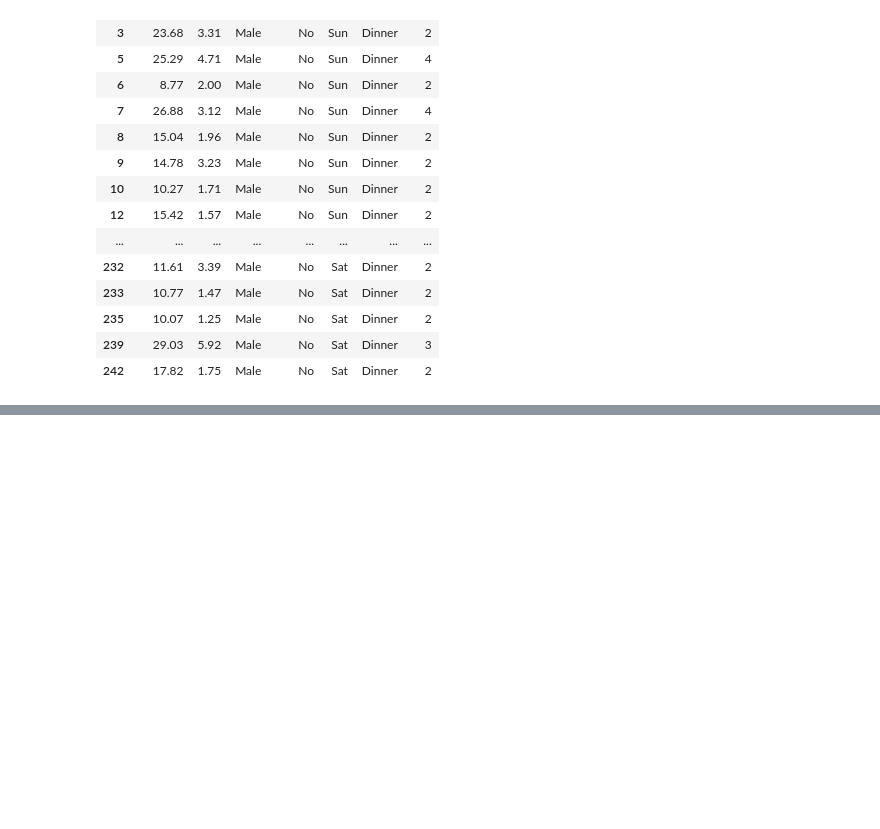
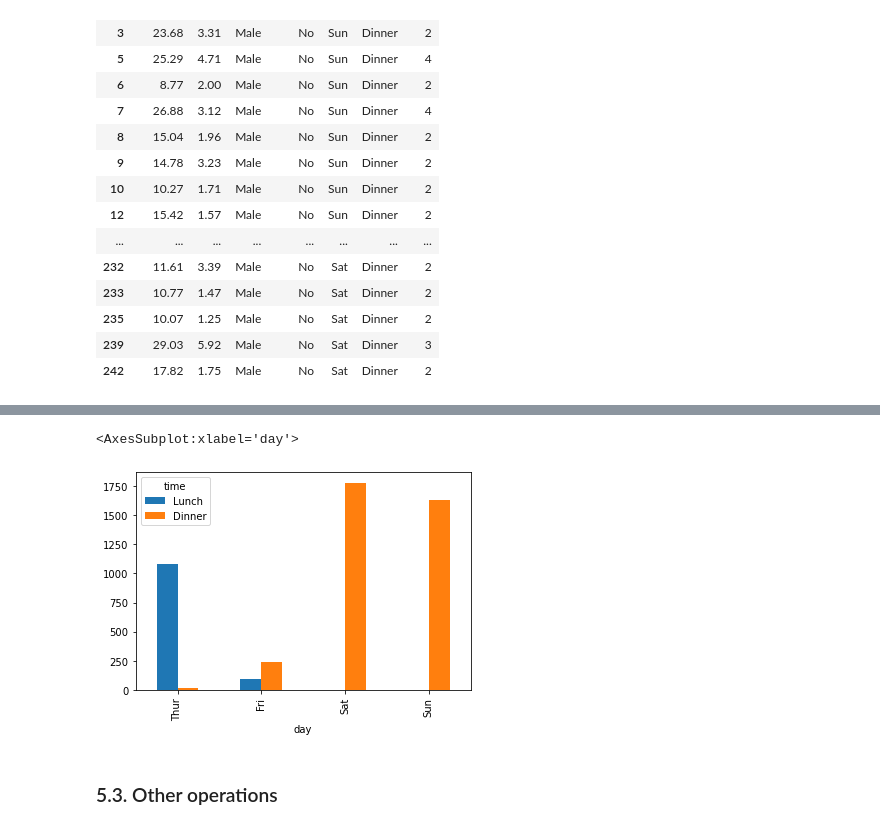
Before and after one commit to datacuriosity/MCI_Python_28S_Level_1, a Jupyter notebook: Lectures/PhamHa_Lecture/phamha_lecture_06.ipynb, the cells around one changed output, grey strips where cells are left out. Drawn from its saved outputs; the diff is of its cells as text; code cells hidden in the pictures; blank space fills up the shorter version.

```diff
--- a/Lectures/PhamHa_Lecture/phamha_lecture_06.ipynb
+++ b/Lectures/PhamHa_Lecture/phamha_lecture_06.ipynb
@@ -349,0 +437,7 @@ tip_df.query("sex=='Male' & smoker=='No'")
+# %%
+tip_df.pivot_table(values='total_bill',index='day',columns='time',aggfunc='sum',fill_value=0).plot(kind='bar')
+# %% [output]
+<AxesSubplot:xlabel='day'>
+[figure, added]
+# %% [markdown]
+### 5.3. Other operations
```
Also changed, not shown: parts of 23 cells of this notebook.
